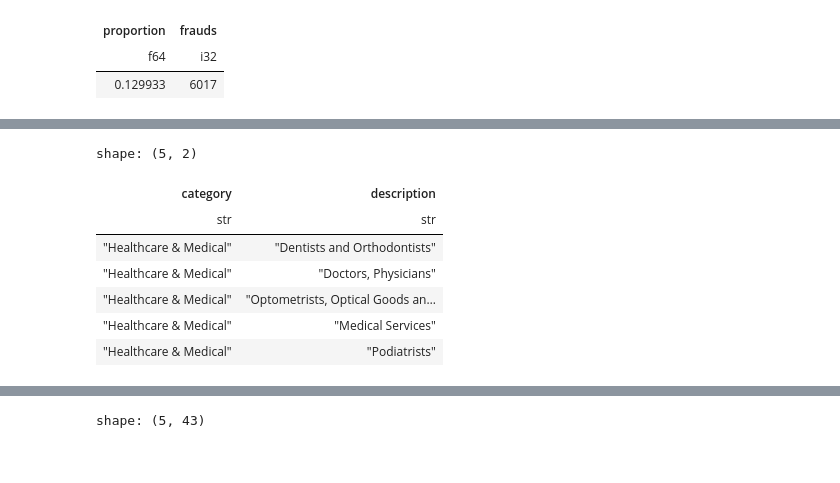
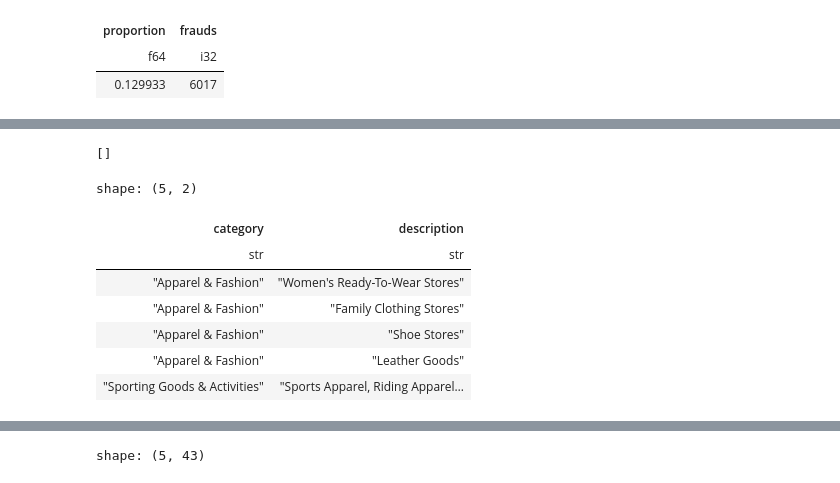
Before and after one commit to Angelicogfa/tcc_mba_datascience_analytics_usp_esalq, a Jupyter notebook: 03-modelagem_dados.ipynb, the cells around one changed output, grey strips where cells are left out. Drawn from its saved outputs; the diff is of its cells as text; code cells hidden in the pictures.

````diff
--- a/03-modelagem_dados.ipynb
+++ b/03-modelagem_dados.ipynb
@@ -461,13 +261,12 @@ response = azure_client.chat.completions.create(
              "content": """
               Você é um especialista em taxonomia e agrupamento de negócios, com vasto conhecimento sobre diversos setores da indústria e serviços. Sua principal tarefa é categorizar e organizar informações de forma lógica e coerente.
               Sua resposta deve ser estritamente no formato JSON. Não inclua texto introdutório, conclusivo ou qualquer explicação adicional antes ou depois do JSON. Mantenha a resposta concisa e direta, focando apenas no resultado final.
-              Garanta que todos itens estejam dentro do JSON em algum grupo.
+              VOCÊ PRECISA GARANTIR QUE A TAREFA SOLICITADA SEJA EXECUTADA COM PERFEIÇÃO E COMPLETAMENTE.
               """
          },
          {"role": "user", "content": prompt}
     ],
     model='o1',
-    response_format={"type": "json_object"},
     max_completion_tokens=16000
 )
-response_data = json.loads(response.choices[0].message.content)
+response_data = json.loads(response.choices[0].message.content.replace('```json', '').replace('```', ''))
@@ -476,13 +293,18 @@ assert len(df['description'].unique()) == len(sum(list(map(lambda x: x['items'],
+# %%
+items = sum(list(map(lambda x: x['items'], response_data)), [])
+print([item for item in items if item not in df['description'].unique().to_list()])
+# %% [output]
+[]
 # %%
-categories_cluster = sum(list(map(lambda x: [dict(category=x['cluster'], description=item) for item in x['items']], response_data['groups'])), [])
+categories_cluster = sum(list(map(lambda x: [dict(category=x['cluster'], description=item) for item in x['items']], response_data)), [])
 categories_cluster = pl.DataFrame(categories_cluster)
 categories_cluster.head()
 # %% [output]
 shape: (5, 2)
 | category | description |
 | str | str |
-| "Healthcare & Medical" | "Dentists and Orthodontists" |
-| "Healthcare & Medical" | "Doctors, Physicians" |
-| "Healthcare & Medical" | "Optometrists, Optical Goods an… |
-| "Healthcare & Medical" | "Medical Services" |
-| "Healthcare & Medical" | "Podiatrists" |
+| "Apparel & Fashion" | "Women's Ready-To-Wear Stores" |
+| "Apparel & Fashion" | "Family Clothing Stores" |
+| "Apparel & Fashion" | "Shoe Stores" |
+| "Apparel & Fashion" | "Leather Goods" |
+| "Sporting Goods & Activities" | "Sports Apparel, Riding Apparel… |
````
Also changed, not shown: parts of 38 cells of this notebook.
